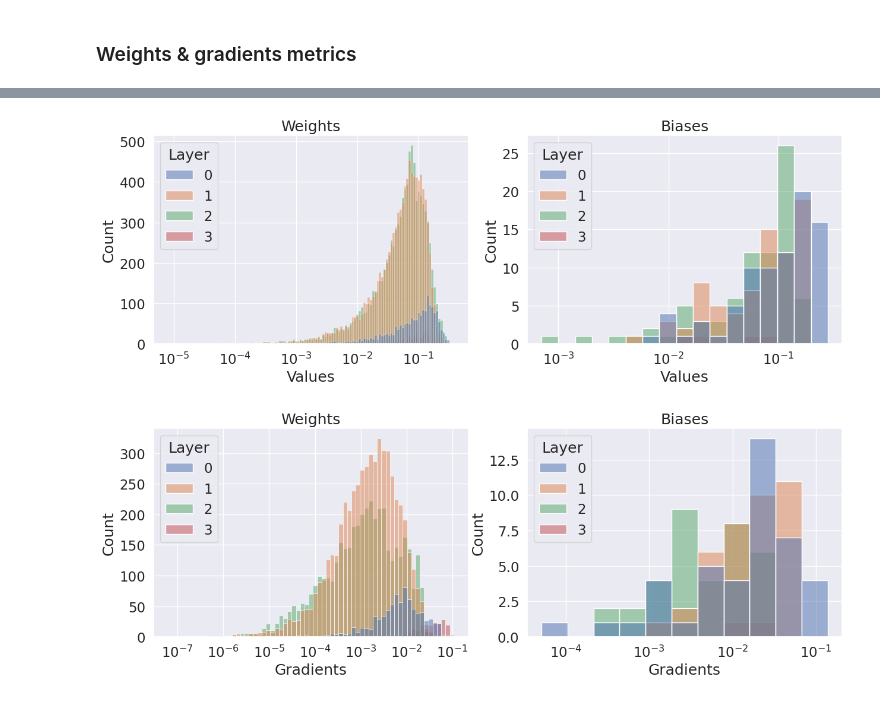
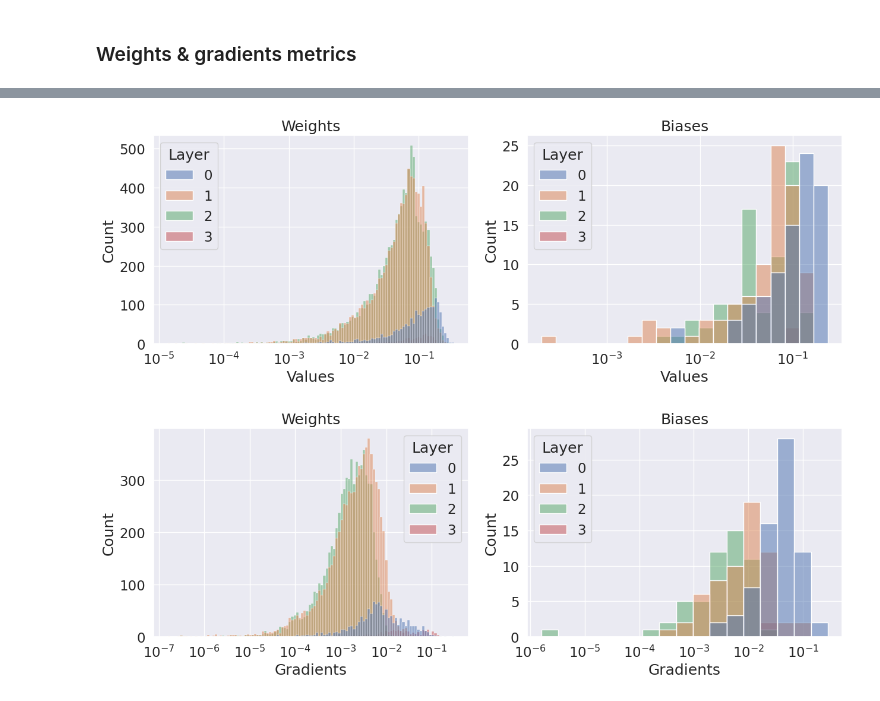
Before and after one commit to NiloufarRazmi/RL_Olfaction, a Jupyter notebook: TriangleTask/dqn_perso.ipynb, the cells around one changed output, grey strips where cells are left out. Drawn from its saved outputs; the diff is of its cells as text; code cells hidden in the pictures.

```diff
--- a/TriangleTask/dqn_perso.ipynb
+++ b/TriangleTask/dqn_perso.ipynb
@@ -79,22 +83,34 @@ def check_plots():
+# %%
+# Configure logging
+logfile = CURRENT_PATH / "training.log"
+logger = logging.getLogger(__name__)
+logger.setLevel(logging.DEBUG)
+handler = logging.FileHandler(logfile)
+formatter = logging.Formatter(
+    "%(asctime)s : %(name)s  : %(funcName)s : %(levelname)s : %(message)s"
+)
+handler.setFormatter(formatter)
+logger.addHandler(handler)
 # %% [markdown]
 ### Parameters
 # %%
 p = Params(
-    seed=42,
+    # seed=42,
+    seed=123,
     n_runs=1,
-    total_episodes=100,
+    total_episodes=500,
     epsilon=0.5,
     alpha=1e-4,
     gamma=0.99,
     # nHiddenUnits=(5 * 5 + 3) * 5,
     nHiddenUnits=128,
-    replay_buffer_max_size=5000,
+    replay_buffer_max_size=10000,
     epsilon_min=0.2,
     epsilon_max=1.0,
-    decay_rate=0.03,
+    decay_rate=0.005,
     epsilon_warmup=50,
     batch_size=32,
-    target_net_update=200,
+    # target_net_update=200,
     tau=0.005,
 )
 p
@@ -435,7 +453,8 @@ for run in range(p.n_runs):  # Run several times to account for stochasticity
                 )
 
                 # Compute loss
-                criterion = nn.MSELoss()
+                # criterion = nn.MSELoss()
+                criterion = nn.SmoothL1Loss()
                 loss = criterion(
                     input=state_action_values,  # prediction
                     target=expected_state_action_values,  # target/"truth" value
@@ -490,6 +509,9 @@ for run in range(p.n_runs):  # Run several times to account for stochasticity
 
         rewards[episode, run] = total_rewards
         steps[episode, run] = step_count
+        logger.info(
+            f"Run: {run} - Episode: {episode} - Step: {step_count} - Loss: {loss.item()}"
+        )
     weights_val_stats.set_index("Index", inplace=True)
     biases_val_stats.set_index("Index", inplace=True)
     biases_grad_stats.set_index("Index", inplace=True)
@@ -497,2 +521,14 @@ for run in range(p.n_runs):  # Run several times to account for stochasticity
+# %%
+data_path = CURRENT_PATH / "data.npz"
+with open(data_path, "wb") as f:
+    np.savez(
+        f,
+        rewards=rewards,
+        steps=steps,
+        episodes=episodes,
+        all_actions=all_actions,
+        losses=losses,
+        p=p,
+    )
 # %% [markdown]
 ## Visualization
@@ -910,20 +985,20 @@ def check_grad_stats(grad_df):
     ), "Gradients are zero"
 # %%
 plotting.plot_weights_biases_distributions(
-    weights_val_df, biases_val_df, label="Values"
+    weights_val_df, biases_val_df, label="Values", figpath=CURRENT_PATH
 )
 # %% [output]
-[figure, old version]
+[figure, new version]
 # %%
 check_grad_stats(weights_grad_df)
 # %%
 check_grad_stats(biases_grad_df)
 # %%
 plotting.plot_weights_biases_distributions(
-    weights_grad_df, biases_grad_df, label="Gradients"
+    weights_grad_df, biases_grad_df, label="Gradients", figpath=CURRENT_PATH
 )
 # %% [output]
-[figure, old version]
+[figure, new version]
 # %%
 weights_val_stats
 # %% [output]
```
Also changed, not shown: parts of 41 cells of this notebook, 6 other files.
